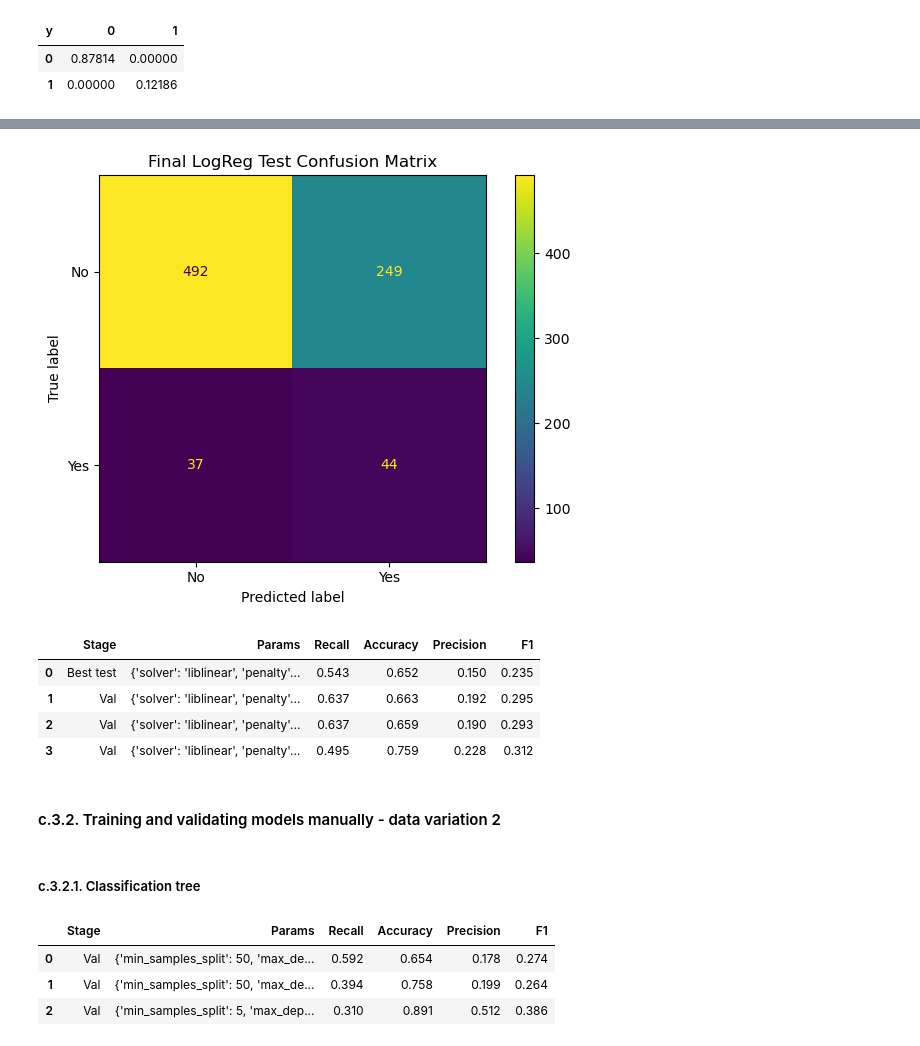
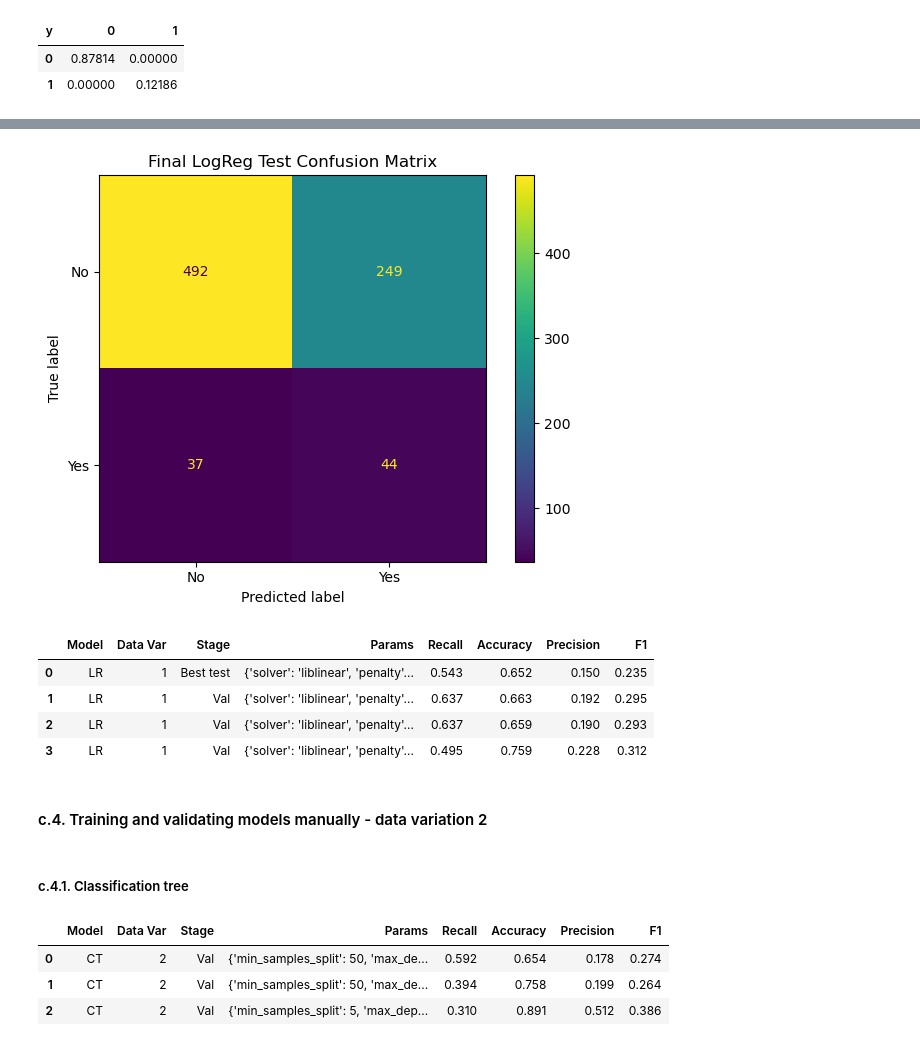
Before and after one commit to nicetomitchu98/DR-python-programming-for-bi, a Jupyter notebook: assignments/assignment3/assignment3.ipynb, the cells around one changed output, grey strips where cells are left out. Drawn from its saved outputs; the diff is of its cells as text; code cells hidden in the pictures.

```diff
--- a/assignments/assignment3/assignment3.ipynb
+++ b/assignments/assignment3/assignment3.ipynb
@@ -984,6 +905,8 @@ for params in random_params_ct:
     # plt.show()
 
     results.append({
+        "Model":"CT",
+        "Data Var": "1",
         "Stage": "Val",
          "Params": params,
          "Recall": round(recall_score(y_ml1_val, y_pred_ct),3),
@@ -1071,6 +996,8 @@ for params in random_params_rf:
     # plt.show()
 
     results.append({
+        "Model": "RF",
+        "Data Var": "1",
         "Stage": "Val",
          "Params": params,
          "Recall": round(recall_score(y_ml1_val, y_pred_rf),3),
@@ -1158,6 +1087,8 @@ for params in random_params_lr:
     # plt.show()
 
     results.append({
+        "Model": "LR",
+        "Data Var": "1",
         "Stage": "Val",
          "Params": params,
          "Recall": round(recall_score(y_ml1_val, y_pred_lr),3),
@@ -1183,42 +1114,44 @@ best_params
 # fit the best model to the training set
 lr_final = LogisticRegression(**best_params,random_state=rand_state,class_weight="balanced")
 lr_final.fit(X_ml1_train, y_ml1_train)
 
 #Final prediction on test
 y_pred_lr = lr_final.predict(X_ml1_test)
 
 
 #display confusion matrix
 cm = confusion_matrix(y_ml1_test, y_pred_lr)
 disp = ConfusionMatrixDisplay(confusion_matrix=cm, display_labels=["No", "Yes"])
 disp.plot()
 disp.ax_.set_title("Final LogReg Test Confusion Matrix")
 plt.tight_layout()
 plt.show()
 
 results1_lr.loc[-1] = {
+    "Model": "LR",
+    "Data Var": "1",
     "Stage": "Best test",
     "Params": best_params,
     "Recall": round(recall_score(y_ml1_test, y_pred_lr), 3),
     "Accuracy": round(accuracy_score(y_ml1_test, y_pred_lr), 3),
     "Precision": round(precision_score(y_ml1_test, y_pred_lr), 3),
     "F1": round(f1_score(y_ml1_test, y_pred_lr), 3)
 }
 
 results1_lr.index = results1_lr.index + 1
 results1_lr = results1_lr.sort_index()
 results1_lr
 # %% [output]
 [figure]
-|  | Stage | Params | Recall | Accuracy | Precision | F1 |
-| 0 | Best test | {'solver': 'liblinear', 'penalty'... | 0.543 | 0.652 | 0.150 | 0.235 |
-| 1 | Val | {'solver': 'liblinear', 'penalty'... | 0.637 | 0.663 | 0.192 | 0.295 |
-| 2 | Val | {'solver': 'liblinear', 'penalty'... | 0.637 | 0.659 | 0.190 | 0.293 |
-| 3 | Val | {'solver': 'liblinear', 'penalty'... | 0.495 | 0.759 | 0.228 | 0.312 |
+|  | Model | Data Var | Stage | Params | Recall | Accuracy | Precision | F1 |
+| 0 | LR | 1 | Best test | {'solver': 'liblinear', 'penalty'... | 0.543 | 0.652 | 0.150 | 0.235 |
+| 1 | LR | 1 | Val | {'solver': 'liblinear', 'penalty'... | 0.637 | 0.663 | 0.192 | 0.295 |
+| 2 | LR | 1 | Val | {'solver': 'liblinear', 'penalty'... | 0.637 | 0.659 | 0.190 | 0.293 |
+| 3 | LR | 1 | Val | {'solver': 'liblinear', 'penalty'... | 0.495 | 0.759 | 0.228 | 0.312 |
 # %% [markdown]
-#### c.3.2. Training and validating models manually - data variation 2
+#### c.4. Training and validating models manually - data variation 2
 # %% [markdown]
-##### c.3.2.1. Classification tree
+##### c.4.1. Classification tree
 # %%
 ## Classification tree
 
@@ -1244,6 +1177,8 @@ for params in random_params_ct:
     # plt.show()
 
     results.append({
+        "Model": "CT",
+        "Data Var": "2",
         "Stage": "Val",
          "Params": params,
          "Recall": round(recall_score(y_ml2_val, y_pred_ct),3),
@@ -1256,10 +1191,10 @@ for params in random_params_ct:
 results2_ct = pd.DataFrame(results).sort_values("Recall", ascending=False).reset_index(drop=True)
 display(results2_ct)
 # %% [output]
-|  | Stage | Params | Recall | Accuracy | Precision | F1 |
-| 0 | Val | {'min_samples_split': 50, 'max_de... | 0.592 | 0.654 | 0.178 | 0.274 |
-| 1 | Val | {'min_samples_split': 50, 'max_de... | 0.394 | 0.758 | 0.199 | 0.264 |
-| 2 | Val | {'min_samples_split': 5, 'max_dep... | 0.310 | 0.891 | 0.512 | 0.386 |
+|  | Model | Data Var | Stage | Params | Recall | Accuracy | Precision | F1 |
+| 0 | CT | 2 | Val | {'min_samples_split': 50, 'max_de... | 0.592 | 0.654 | 0.178 | 0.274 |
+| 1 | CT | 2 | Val | {'min_samples_split': 50, 'max_de... | 0.394 | 0.758 | 0.199 | 0.264 |
+| 2 | CT | 2 | Val | {'min_samples_split': 5, 'max_dep... | 0.310 | 0.891 | 0.512 | 0.386 |
 # %%
 #choose the best result parameters based on Recall metric output
 best_params = results2_ct.iloc[0]["Params"]
```
Also changed, not shown: parts of 78 cells of this notebook, 1 other file.
